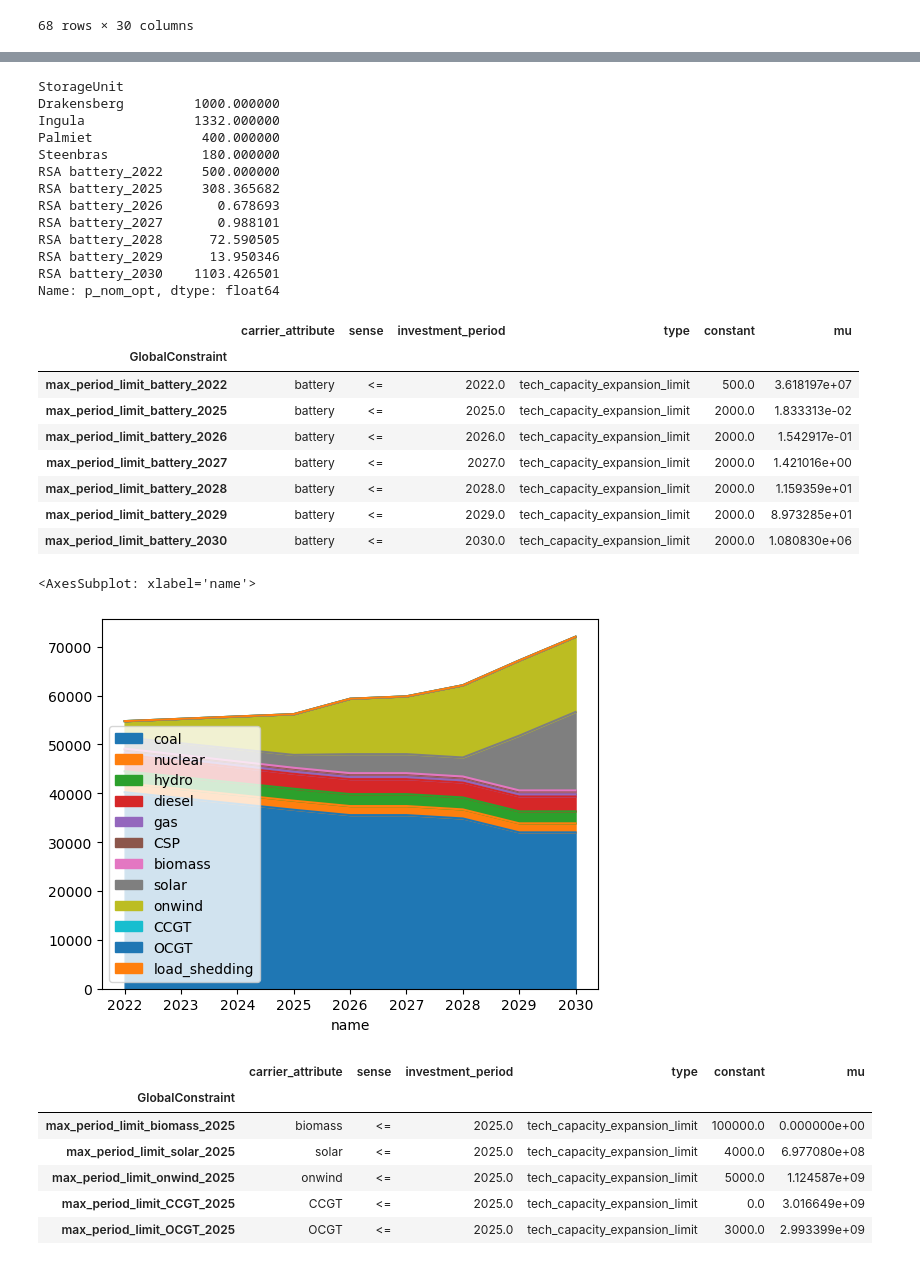
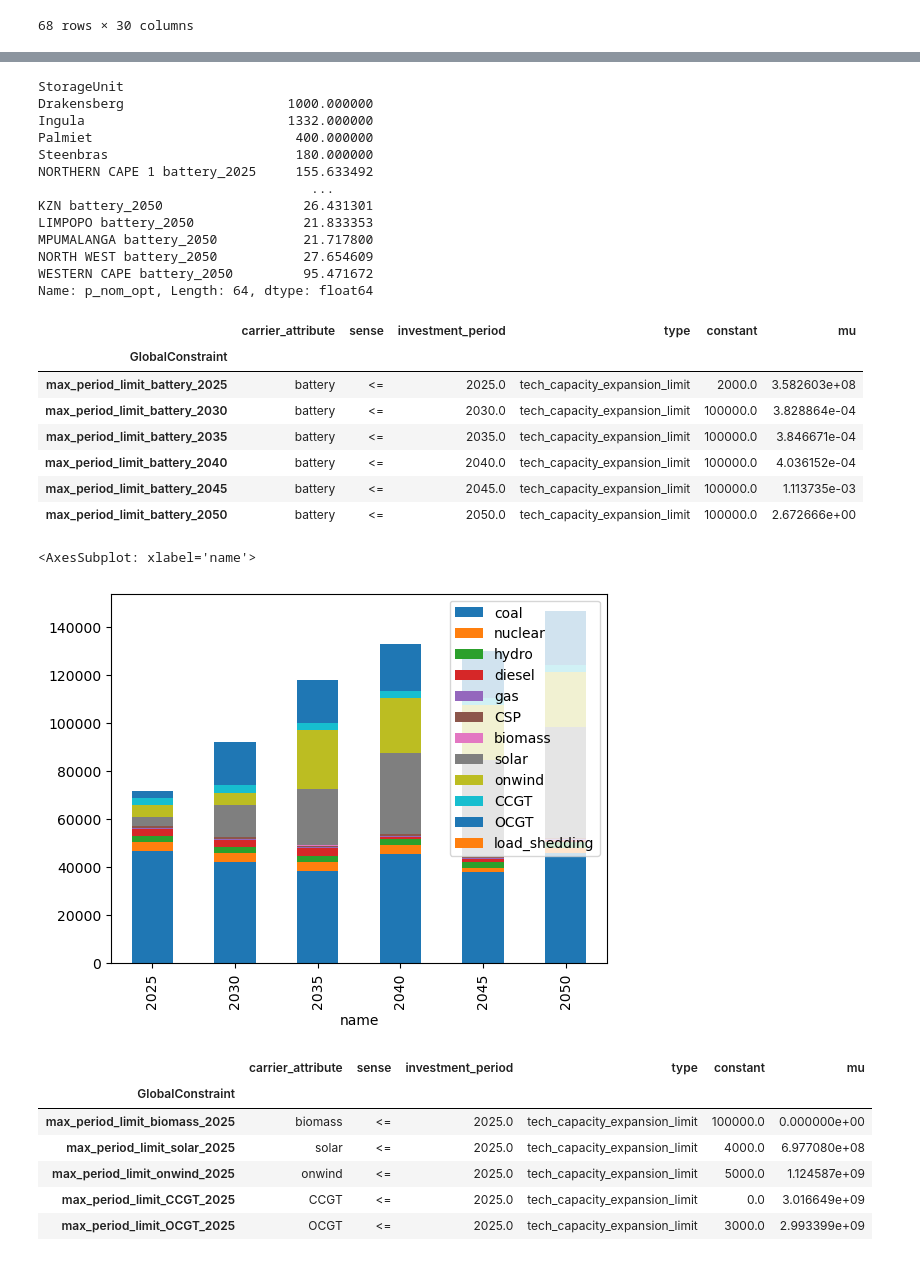
Before and after one commit to PyPSA/pypsa-za, a Jupyter notebook: notebooks/general_playground.ipynb, the cells around one changed output, grey strips where cells are left out. Saved outputs shown, nothing was run; the diff lists cells and outputs as text; code cells hidden in the pictures.

```diff
--- a/notebooks/general_playground.ipynb
+++ b/notebooks/general_playground.ipynb
@@ -64,7 +64,7 @@ n1.generators[n1.generators.p_nom_extendable==False]
 | WESTERN CAPE load_shedding | WESTERN CAPE | load_shedding | 2025 | 100.0 | 1000000.0 | False | NaN | NaN | ... |
 68 rows × 30 columns
 # %%
-n=n1
+n=n0
 capacity=pd.DataFrame(0,index=n.generators.carrier.unique(),columns=n.investment_periods)
 carriers=n.generators.carrier.unique()
 carriers = carriers[carriers !='load_shedding']
@@ -90,35 +95,34 @@ capacity
 n.storage_units.p_nom_opt
 # %% [output]
 StorageUnit
-Drakensberg         1000.000000
-Ingula              1332.000000
-Palmiet              400.000000
-Steenbras            180.000000
-RSA battery_2022     500.000000
-RSA battery_2025     308.365682
-RSA battery_2026       0.678693
-RSA battery_2027       0.988101
-RSA battery_2028      72.590505
-RSA battery_2029      13.950346
-RSA battery_2030    1103.426501
-Name: p_nom_opt, dtype: float64
+Drakensberg                     1000.000000
+Ingula                          1332.000000
+Palmiet                          400.000000
+Steenbras                        180.000000
+NORTHERN CAPE 1 battery_2025     155.633492
+                                   ...
+KZN battery_2050                  26.431301
+LIMPOPO battery_2050              21.833353
+MPUMALANGA battery_2050           21.717800
+NORTH WEST battery_2050           27.654609
+WESTERN CAPE battery_2050         95.471672
+Name: p_nom_opt, Length: 64, dtype: float64
 # %%
 n.global_constraints[n.global_constraints['carrier_attribute']=='battery']
 # %% [output]
 |  | carrier_attribute | sense | investment_period | type | constant | mu |
 | GlobalConstraint |  |  |  |  |  |  |
-| max_period_limit_battery_2022 | battery | <= | 2022.0 | tech_capacity_expansion_limit | 500.0 | 3.618197e+07 |
-| max_period_limit_battery_2025 | battery | <= | 2025.0 | tech_capacity_expansion_limit | 2000.0 | 1.833313e-02 |
-| max_period_limit_battery_2026 | battery | <= | 2026.0 | tech_capacity_expansion_limit | 2000.0 | 1.542917e-01 |
-| max_period_limit_battery_2027 | battery | <= | 2027.0 | tech_capacity_expansion_limit | 2000.0 | 1.421016e+00 |
-| max_period_limit_battery_2028 | battery | <= | 2028.0 | tech_capacity_expansion_limit | 2000.0 | 1.159359e+01 |
-| max_period_limit_battery_2029 | battery | <= | 2029.0 | tech_capacity_expansion_limit | 2000.0 | 8.973285e+01 |
-| max_period_limit_battery_2030 | battery | <= | 2030.0 | tech_capacity_expansion_limit | 2000.0 | 1.080830e+06 |
+| max_period_limit_battery_2025 | battery | <= | 2025.0 | tech_capacity_expansion_limit | 2000.0 | 3.582603e+08 |
+| max_period_limit_battery_2030 | battery | <= | 2030.0 | tech_capacity_expansion_limit | 100000.0 | 3.828864e-04 |
+| max_period_limit_battery_2035 | battery | <= | 2035.0 | tech_capacity_expansion_limit | 100000.0 | 3.846671e-04 |
+| max_period_limit_battery_2040 | battery | <= | 2040.0 | tech_capacity_expansion_limit | 100000.0 | 4.036152e-04 |
+| max_period_limit_battery_2045 | battery | <= | 2045.0 | tech_capacity_expansion_limit | 100000.0 | 1.113735e-03 |
+| max_period_limit_battery_2050 | battery | <= | 2050.0 | tech_capacity_expansion_limit | 100000.0 | 2.672666e+00 |
 # %%
-capacity.T.plot.area()
+capacity.T.plot.bar(stacked=True)
 # %% [output]
 <AxesSubplot: xlabel='name'>
-[figure, old version]
+[figure, new version]
 # %%
 n.global_constraints[n.global_constraints['sense']=='<=']
 # %% [output]
```
Also changed, not shown: parts of 2 cells of this notebook, 3 other files.
